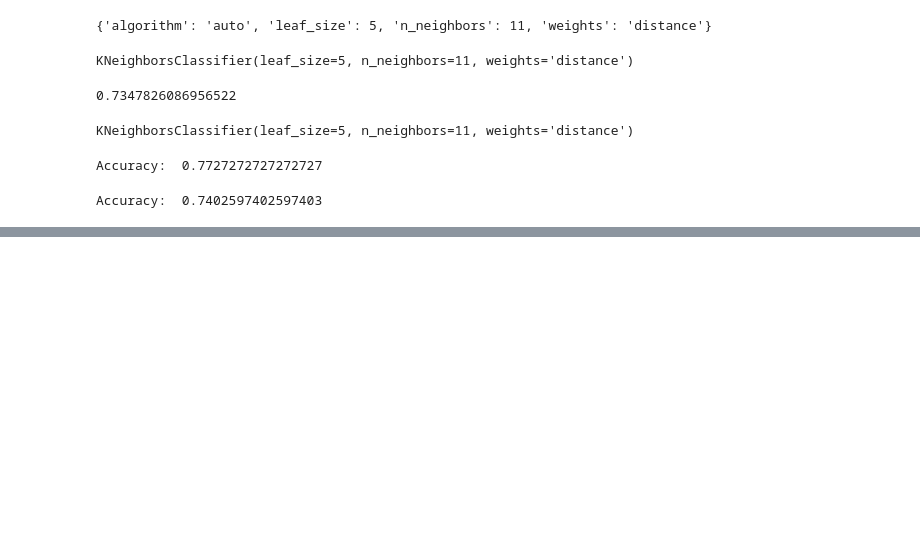
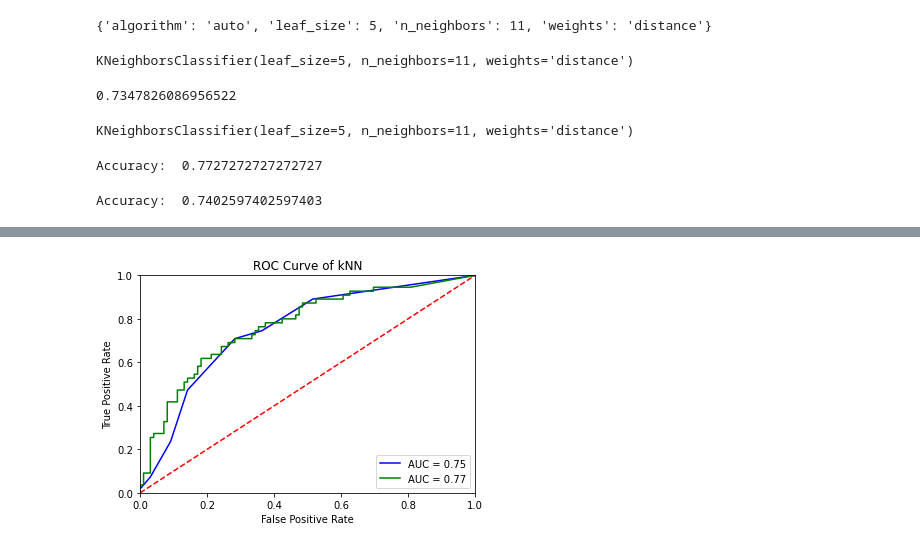
Before and after one commit to RochaErik/X-Cross-Validations-GridSearchCV-RandomSearchCV-Pipeline, a Jupyter notebook: Model_Selection_&_Otimization.ipynb, the cells around one changed output, grey strips where cells are left out. Saved outputs shown, nothing was run; the diff lists cells and outputs as text; code cells hidden in the pictures; blank space fills up the shorter version.

```diff
--- a/Model_Selection_&_Otimization.ipynb
+++ b/Model_Selection_&_Otimization.ipynb
@@ -275,0 +308,29 @@ Accuracy:  0.7402597402597403
+# %%
+# Computing the ROC and the AOC for the first model
+
+from sklearn.metrics import roc_curve
+from sklearn.metrics import auc
+import matplotlib.pyplot as plt
+
+y_scores = knn_clf.predict_proba(X_test)
+fpr1, tpr1, threshold1 = roc_curve(y_test, y_scores[:, 1])
+roc_auc1 = auc(fpr1, tpr1)
+# %%
+# Computing the ROC and the AOC for the second model
+
+y_scores2 = knn_clf2.predict_proba(X_test)
+fpr2, tpr2, threshold2 = roc_curve(y_test, y_scores2[:, 1])
+roc_auc2 = auc(fpr2, tpr2)
+# %%
+plt.plot(fpr1, tpr1, 'b', label = 'AUC = %0.2f' % roc_auc1)
+plt.plot(fpr2, tpr2, 'g', label = 'AUC = %0.2f' % roc_auc2)
+plt.legend(loc = 'lower right')
+plt.plot([0, 1], [0, 1],'r--')
+plt.xlim([0, 1])
+plt.ylim([0, 1])
+plt.ylabel('True Positive Rate')
+plt.xlabel('False Positive Rate')
+plt.title('ROC Curve of kNN')
+plt.show()
+# %% [output]
+[figure, added]
```
Also changed, not shown: parts of 2 cells of this notebook, 1 other file.
